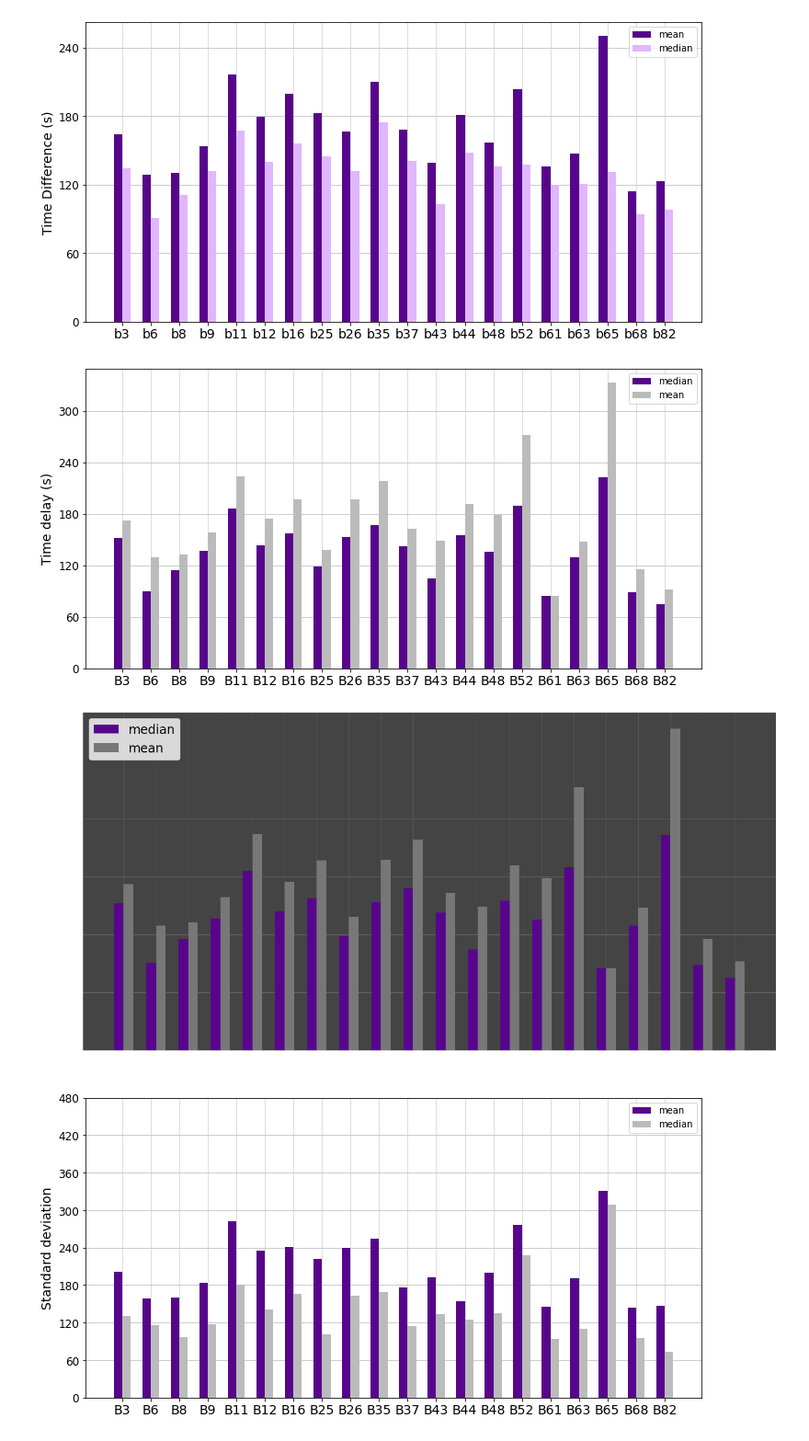
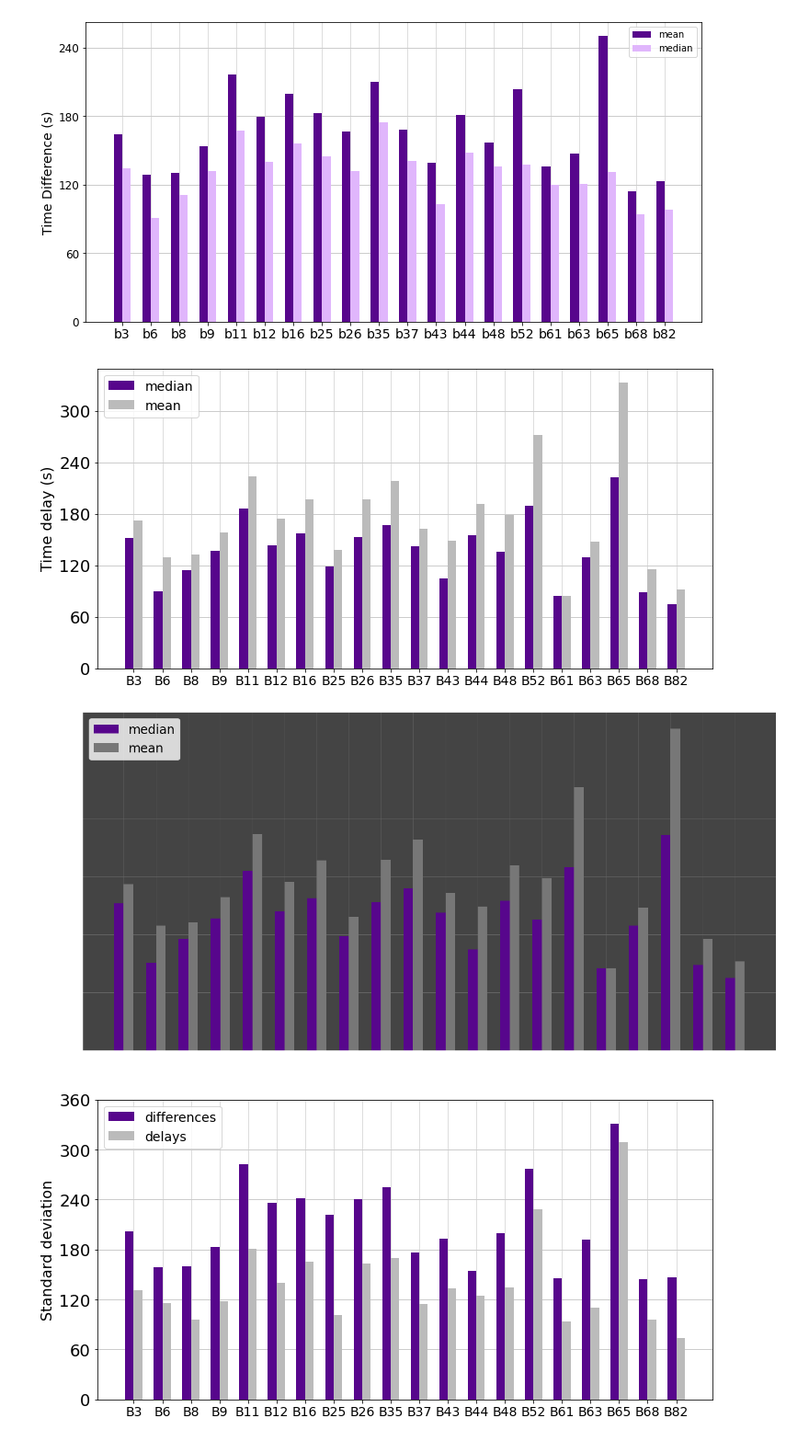
Before and after one commit to cpcarey/nyu-cusp-mlc-bus, a Jupyter notebook: archives/notebooks/plot_comparison.ipynb, the cells around one changed output. Shown at 92% size. Cells and saved outputs as stored; diff of their text form; code cells hidden in the pictures.

```diff
--- a/notebooks/plot_comparison.ipynb
+++ b/archives/notebooks/plot_comparison.ipynb
@@ -132,11 +132,11 @@ def plot(v1, v2, title, ymin, ymax, yd=60, legend=['median', 'mean']):
     ax.grid(color='#ddd', linestyle='-', linewidth=1, axis='x', zorder=1)
     ax.bar(_X - 0.15, stats_df[v1], color='#57068c', zorder=3, width=0.3)
     ax.bar(_X + 0.15, stats_df[v2], color='#bbb', zorder=3, width=0.3)
-    ax.set_ylabel(title, fontsize=14)
-    ax.legend(legend)
+    ax.set_ylabel(title, fontsize=16)
+    ax.legend(legend, fontsize=14)
 
     plt.xticks(_X, X, fontsize=14)
-    plt.yticks(np.arange(ymin, ymax, yd), fontsize=12)
+    plt.yticks(np.arange(ymin, ymax, yd), fontsize=18)
     plt.show()
 
 def plot_dark(v1, v2, title, ymin, ymax, yd=60, legend=['median', 'mean']):
@@ -178,9 +178,9 @@ plot('mean_abs', 'median_abs', 0, 300)
 plot('median_pos', 'mean_pos', 'Time delay (s)', 0, 360)
 plot_dark('median_pos', 'mean_pos', 'Time delay (s)', 0, 300)
 # %% [output]
-[figure, old version]
+[figure, new version]
 [figure]
 # %%
-plot('std', 'std_pos', 'Standard deviation', 0, 500)
+plot('std', 'std_pos', 'Standard deviation', 0, 420, legend=['differences', 'delays'])
 # %% [output]
-[figure, old version]
+[figure, new version]
```
Also changed, not shown: parts of 1 cell of this notebook, 6 other files.
